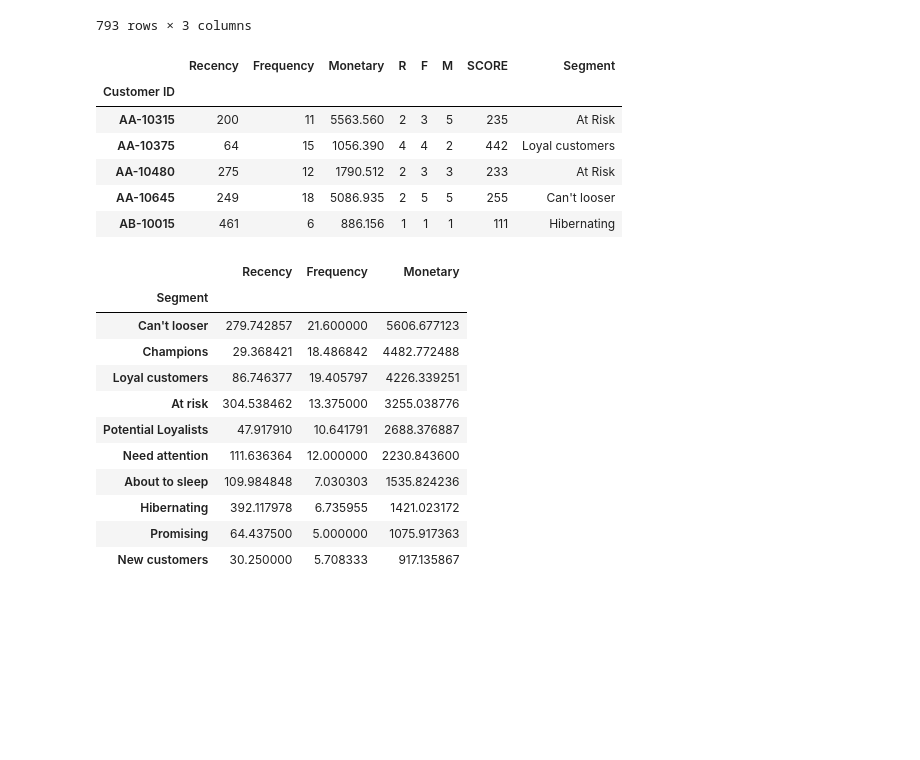
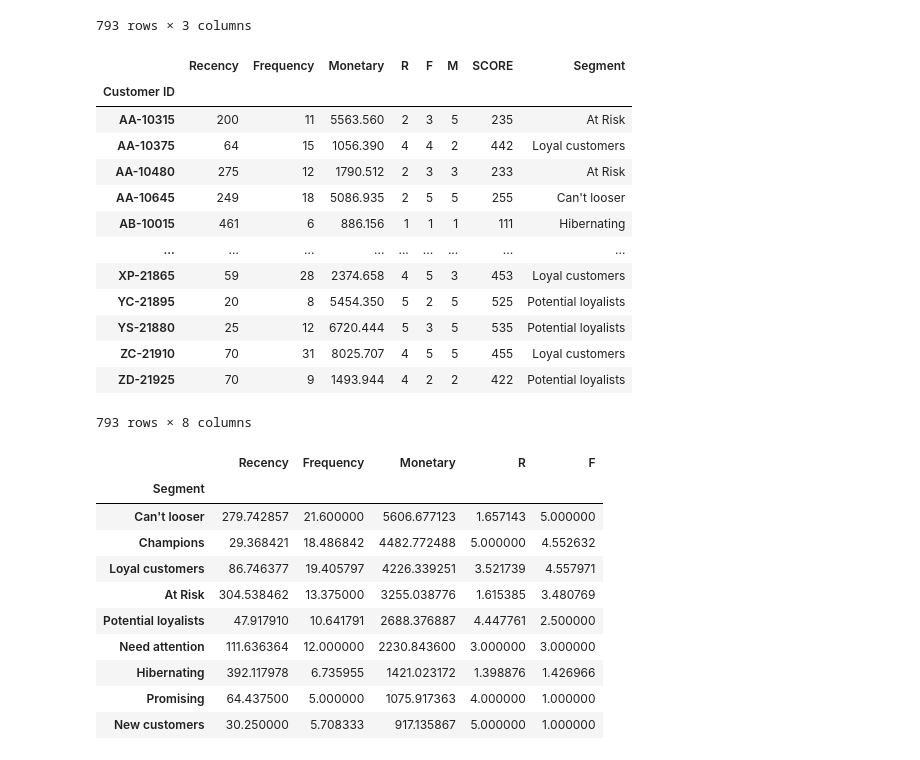
Before and after one commit to SebastianUrdaneguiBisalaya/Segmentacion-RFM, a Jupyter notebook: notebook/Segmentation RFM-checkpoint.ipynb, the cells around one changed output. Saved outputs shown, nothing was run; the diff lists cells and outputs as text; code cells hidden in the pictures; blank space fills up the shorter version.

```diff
--- a/notebook/Segmentation RFM-checkpoint.ipynb
+++ b/notebook/Segmentation RFM-checkpoint.ipynb
@@ -229,43 +232,35 @@ def SEGMENTATION(row):
     elif row["R"] == 5 and row["F"] >= 4 and row["F"] <= 5:
         return 'Champions'
 # %%
-
-# SEGMENTATION = {
-#     r'[1-2][1-2]': 'Hibernating',
-#     r'[1-2][3-4]': "At risk",
-#     r'[1-2]5': "Can\'t looser",
-#     r'3[1-2]': "About to sleep",
-#     r'33': "Need attention",
-#     r'[3-4][4-5]': "Loyal customers",
-#     r'41': "Promising",
-#     r'51': "New customers",
-#     r'[4-5][2-3]': "Potential Loyalists",
-#     r'5[4-5]': "Champions"
-# }
-# RFM["Segment"] = RFM["R"].astype(str) + RFM["F"].astype(str)
-# RFM["Segment"] = RFM["Segment"].replace(SEGMENTATION, regex = True)
 RFM["Segment"] = RFM.apply(SEGMENTATION, axis = 1)
-RFM.head()
+RFM
 # %% [output]
 |  | Recency | Frequency | Monetary | R | F | M | SCORE | Segment |
 | Customer ID |  |  |  |  |  |  |  |  |
 | AA-10315 | 200 | 11 | 5563.560 | 2 | 3 | 5 | 235 | At Risk |
 | AA-10375 | 64 | 15 | 1056.390 | 4 | 4 | 2 | 442 | Loyal customers |
 | AA-10480 | 275 | 12 | 1790.512 | 2 | 3 | 3 | 233 | At Risk |
 | AA-10645 | 249 | 18 | 5086.935 | 2 | 5 | 5 | 255 | Can't looser |
 | AB-10015 | 461 | 6 | 886.156 | 1 | 1 | 1 | 111 | Hibernating |
+| ... | ... | ... | ... | ... | ... | ... | ... | ... |
+| XP-21865 | 59 | 28 | 2374.658 | 4 | 5 | 3 | 453 | Loyal customers |
+| YC-21895 | 20 | 8 | 5454.350 | 5 | 2 | 5 | 525 | Potential loyalists |
+| YS-21880 | 25 | 12 | 6720.444 | 5 | 3 | 5 | 535 | Potential loyalists |
+| ZC-21910 | 70 | 31 | 8025.707 | 4 | 5 | 5 | 455 | Loyal customers |
+| ZD-21925 | 70 | 9 | 1493.944 | 4 | 2 | 2 | 422 | Potential loyalists |
+793 rows × 8 columns
 # %%
-RFM.groupby("Segment").mean().sort_values("Monetary", ascending = False)
+rfm_group = RFM.groupby("Segment").mean().sort_values("Monetary", ascending = False)
+rfm_group
 # %% [output]
-|  | Recency | Frequency | Monetary |
-| Segment |  |  |  |
-| Can't looser | 279.742857 | 21.600000 | 5606.677123 |
-| Champions | 29.368421 | 18.486842 | 4482.772488 |
-| Loyal customers | 86.746377 | 19.405797 | 4226.339251 |
-| At risk | 304.538462 | 13.375000 | 3255.038776 |
-| Potential Loyalists | 47.917910 | 10.641791 | 2688.376887 |
-| Need attention | 111.636364 | 12.000000 | 2230.843600 |
-| About to sleep | 109.984848 | 7.030303 | 1535.824236 |
-| Hibernating | 392.117978 | 6.735955 | 1421.023172 |
-| Promising | 64.437500 | 5.000000 | 1075.917363 |
-| New customers | 30.250000 | 5.708333 | 917.135867 |
+|  | Recency | Frequency | Monetary | R | F |
+| Segment |  |  |  |  |  |
+| Can't looser | 279.742857 | 21.600000 | 5606.677123 | 1.657143 | 5.000000 |
+| Champions | 29.368421 | 18.486842 | 4482.772488 | 5.000000 | 4.552632 |
+| Loyal customers | 86.746377 | 19.405797 | 4226.339251 | 3.521739 | 4.557971 |
+| At Risk | 304.538462 | 13.375000 | 3255.038776 | 1.615385 | 3.480769 |
+| Potential loyalists | 47.917910 | 10.641791 | 2688.376887 | 4.447761 | 2.500000 |
+| Need attention | 111.636364 | 12.000000 | 2230.843600 | 3.000000 | 3.000000 |
+| Hibernating | 392.117978 | 6.735955 | 1421.023172 | 1.398876 | 1.426966 |
+| Promising | 64.437500 | 5.000000 | 1075.917363 | 4.000000 | 1.000000 |
+| New customers | 30.250000 | 5.708333 | 917.135867 | 5.000000 | 1.000000 |
```
Also changed, not shown: parts of 2 cells of this notebook, 5 other files.
